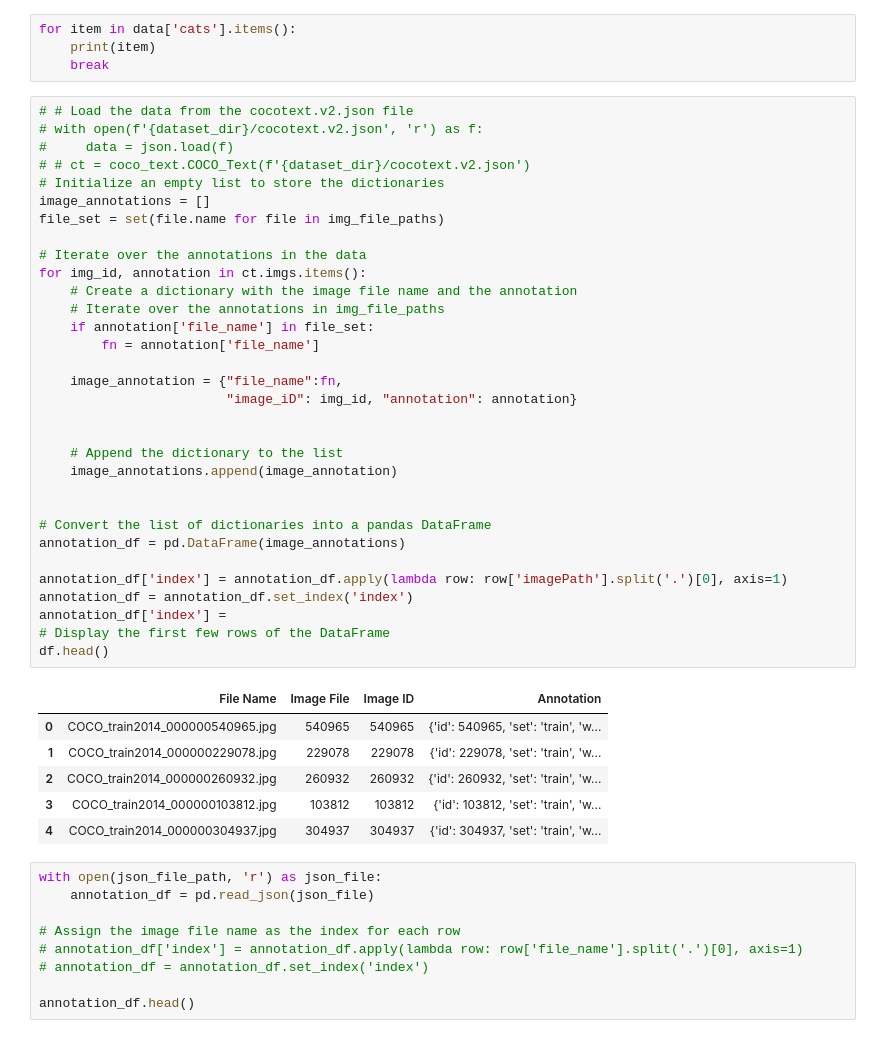
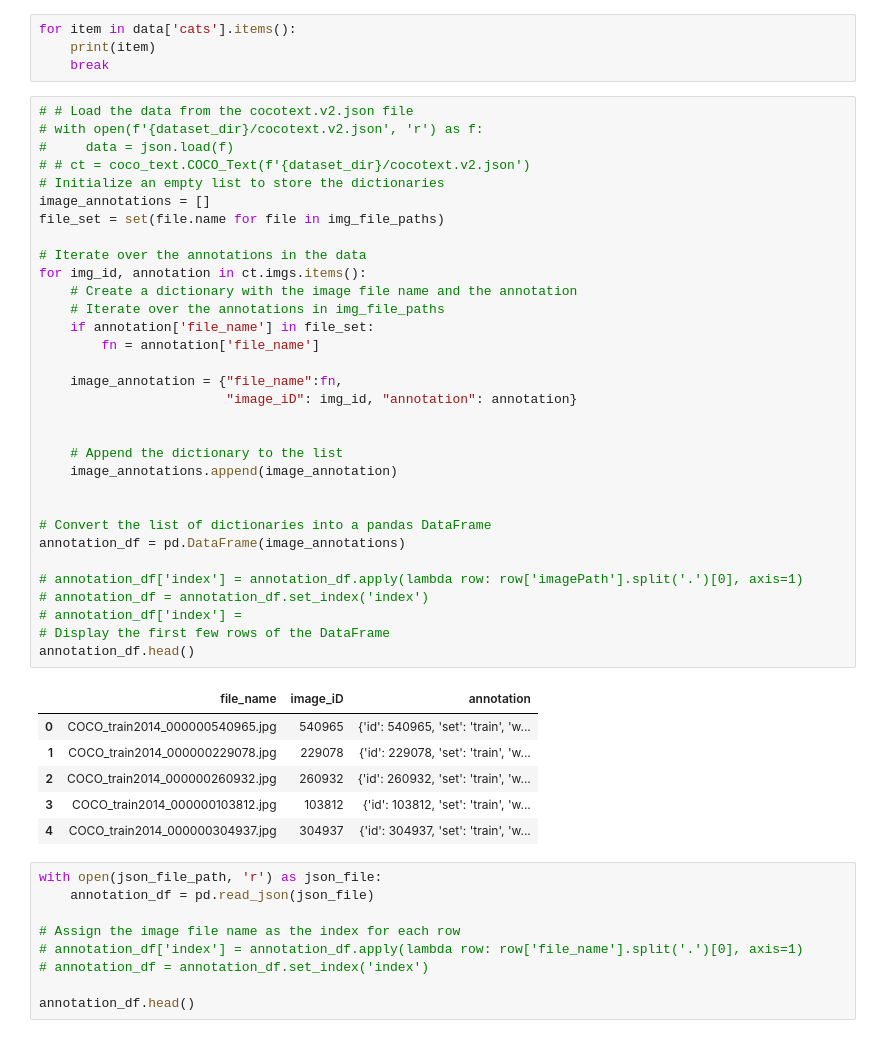
Before and after one commit to roborew/ComputerVision, a Jupyter notebook: pytorch_mask_rcnn/OCR/Train_Mask_RCNN_OCR.ipynb, the cells around one changed output. Saved outputs shown, nothing was run; the diff lists cells and outputs as text.

```diff
--- a/pytorch_mask_rcnn/OCR/Train_Mask_RCNN_OCR.ipynb
+++ b/pytorch_mask_rcnn/OCR/Train_Mask_RCNN_OCR.ipynb
@@ -135,42 +131,42 @@ for item in data['cats'].items():
 # %%
 # # Load the data from the cocotext.v2.json file
 # with open(f'{dataset_dir}/cocotext.v2.json', 'r') as f:
 #     data = json.load(f)
 # # ct = coco_text.COCO_Text(f'{dataset_dir}/cocotext.v2.json')
 # Initialize an empty list to store the dictionaries
 image_annotations = []
 file_set = set(file.name for file in img_file_paths)
 
 # Iterate over the annotations in the data
 for img_id, annotation in ct.imgs.items():
     # Create a dictionary with the image file name and the annotation
     # Iterate over the annotations in img_file_paths
     if annotation['file_name'] in file_set:
         fn = annotation['file_name']
 
     image_annotation = {"file_name":fn,
                         "image_iD": img_id, "annotation": annotation}
 
 
     # Append the dictionary to the list
     image_annotations.append(image_annotation)
 
 
 # Convert the list of dictionaries into a pandas DataFrame
 annotation_df = pd.DataFrame(image_annotations)
 
-annotation_df['index'] = annotation_df.apply(lambda row: row['imagePath'].split('.')[0], axis=1)
-annotation_df = annotation_df.set_index('index')
-annotation_df['index'] =
+# annotation_df['index'] = annotation_df.apply(lambda row: row['imagePath'].split('.')[0], axis=1)
+# annotation_df = annotation_df.set_index('index')
+# annotation_df['index'] =
 # Display the first few rows of the DataFrame
-df.head()
+annotation_df.head()
 # %% [output]
-|  | File Name | Image File | Image ID | Annotation |
-| 0 | COCO_train2014_000000540965.jpg | 540965 | 540965 | {'id': 540965, 'set': 'train', 'w... |
-| 1 | COCO_train2014_000000229078.jpg | 229078 | 229078 | {'id': 229078, 'set': 'train', 'w... |
-| 2 | COCO_train2014_000000260932.jpg | 260932 | 260932 | {'id': 260932, 'set': 'train', 'w... |
-| 3 | COCO_train2014_000000103812.jpg | 103812 | 103812 | {'id': 103812, 'set': 'train', 'w... |
-| 4 | COCO_train2014_000000304937.jpg | 304937 | 304937 | {'id': 304937, 'set': 'train', 'w... |
+|  | file_name | image_iD | annotation |
+| 0 | COCO_train2014_000000540965.jpg | 540965 | {'id': 540965, 'set': 'train', 'w... |
+| 1 | COCO_train2014_000000229078.jpg | 229078 | {'id': 229078, 'set': 'train', 'w... |
+| 2 | COCO_train2014_000000260932.jpg | 260932 | {'id': 260932, 'set': 'train', 'w... |
+| 3 | COCO_train2014_000000103812.jpg | 103812 | {'id': 103812, 'set': 'train', 'w... |
+| 4 | COCO_train2014_000000304937.jpg | 304937 | {'id': 304937, 'set': 'train', 'w... |
 # %%
 with open(json_file_path, 'r') as json_file:
     annotation_df = pd.read_json(json_file)
```
Also changed, not shown: parts of 2 cells of this notebook, 1 other file.
